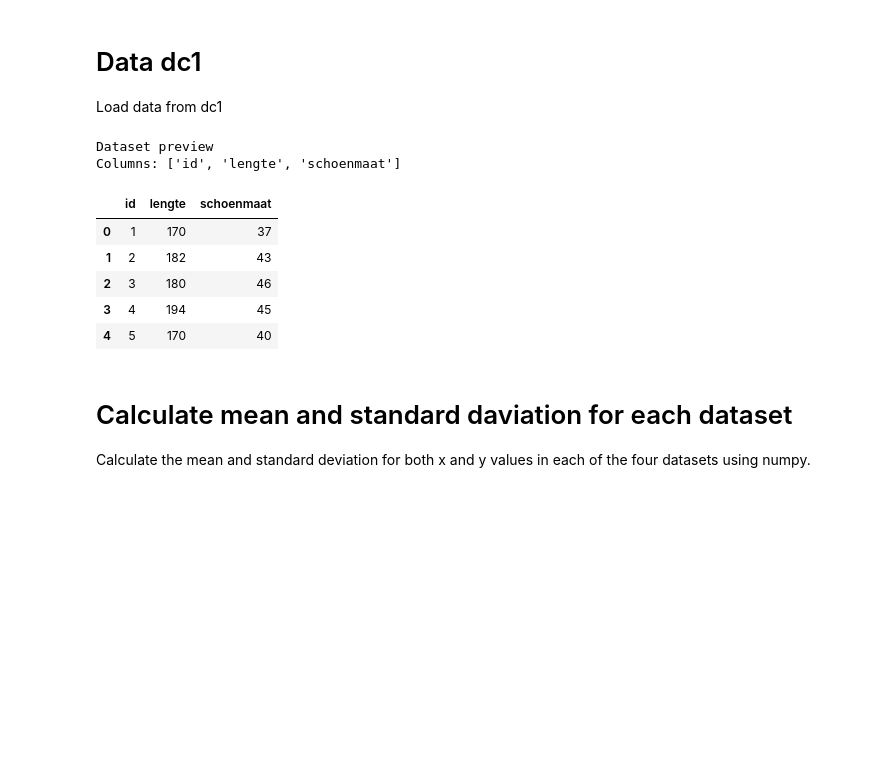
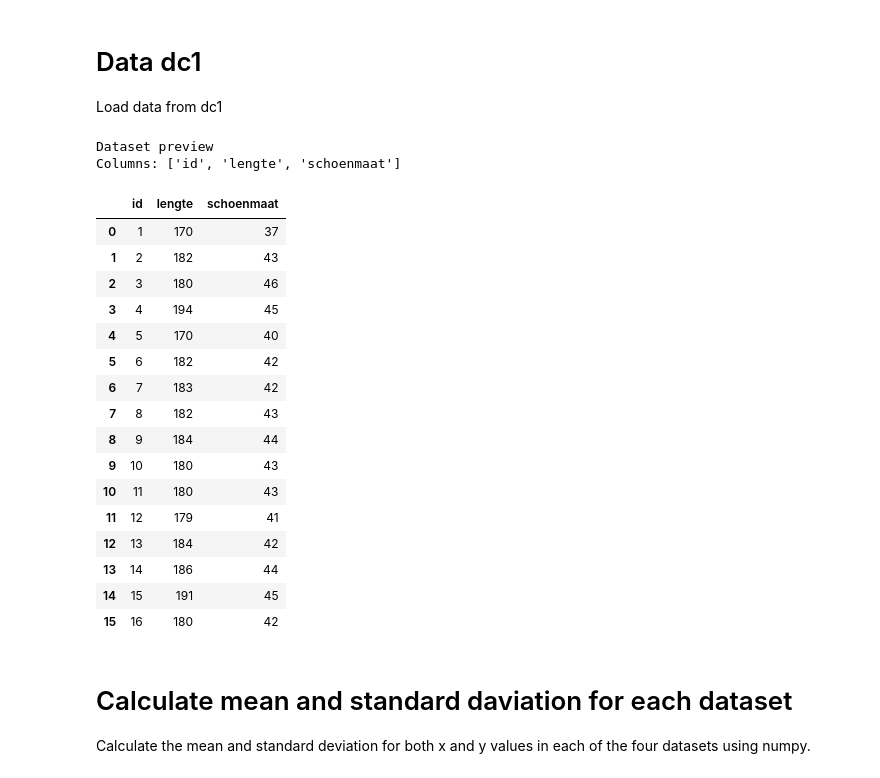
Before and after one commit to BuckInVoid/DataScienceZuyd, a Jupyter notebook: Assignments/Week1assignment.ipynb, the cells around one changed output. Drawn from its saved outputs; the diff is of its cells as text; code cells hidden in the pictures; blank space fills up the shorter version.

```diff
--- a/Assignments/Week1assignment.ipynb
+++ b/Assignments/Week1assignment.ipynb
@@ -102,20 +102,31 @@ Dataset IV: 0.817
 Load data from dc1
 # %%
 # Load the Anscombe's Quartet dataset from the datasets folder.
-df = pd.read_csv('../datasets/data_dc1.csv', sep=';')
+df_dc1 = pd.read_csv('../datasets/data_dc1.csv', sep=';')
 
 print("Dataset preview")
-print(f"Columns: {list(df.columns)}")
-df.head()
+print(f"Columns: {list(df_dc1.columns)}")
+df_dc1
 # %% [output]
 Dataset preview
 Columns: ['id', 'lengte', 'schoenmaat']
 |  | id | lengte | schoenmaat |
 | 0 | 1 | 170 | 37 |
 | 1 | 2 | 182 | 43 |
 | 2 | 3 | 180 | 46 |
 | 3 | 4 | 194 | 45 |
 | 4 | 5 | 170 | 40 |
+| 5 | 6 | 182 | 42 |
+| 6 | 7 | 183 | 42 |
+| 7 | 8 | 182 | 43 |
+| 8 | 9 | 184 | 44 |
+| 9 | 10 | 180 | 43 |
+| 10 | 11 | 180 | 43 |
+| 11 | 12 | 179 | 41 |
+| 12 | 13 | 184 | 42 |
+| 13 | 14 | 186 | 44 |
+| 14 | 15 | 191 | 45 |
+| 15 | 16 | 180 | 42 |
 # %% [markdown]
 # Calculate mean and standard daviation for each dataset
 Calculate the mean and standard deviation for both x and y values in each of the four datasets using numpy.
```
Also changed, not shown: parts of 5 cells of this notebook, 1 other file.
